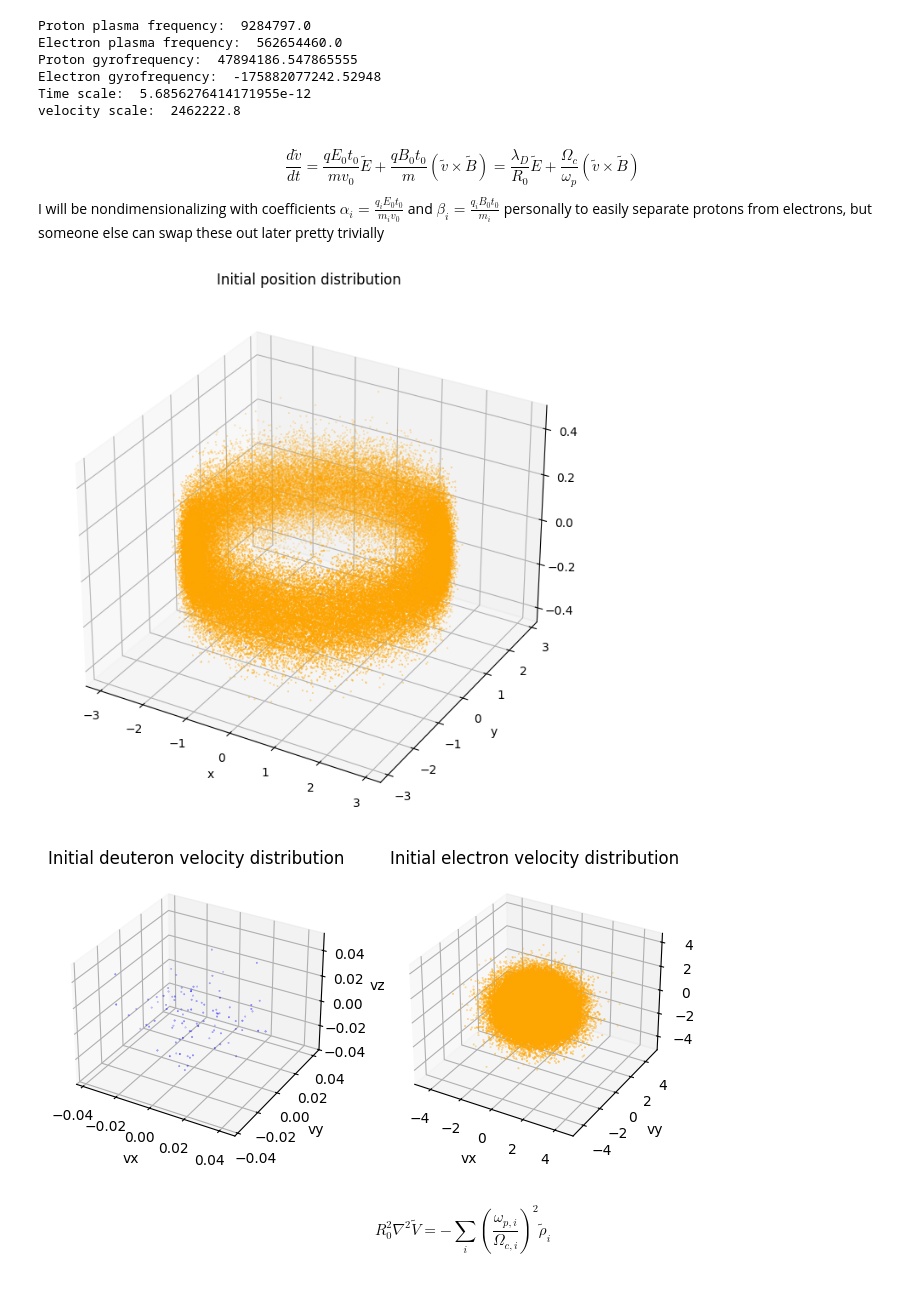
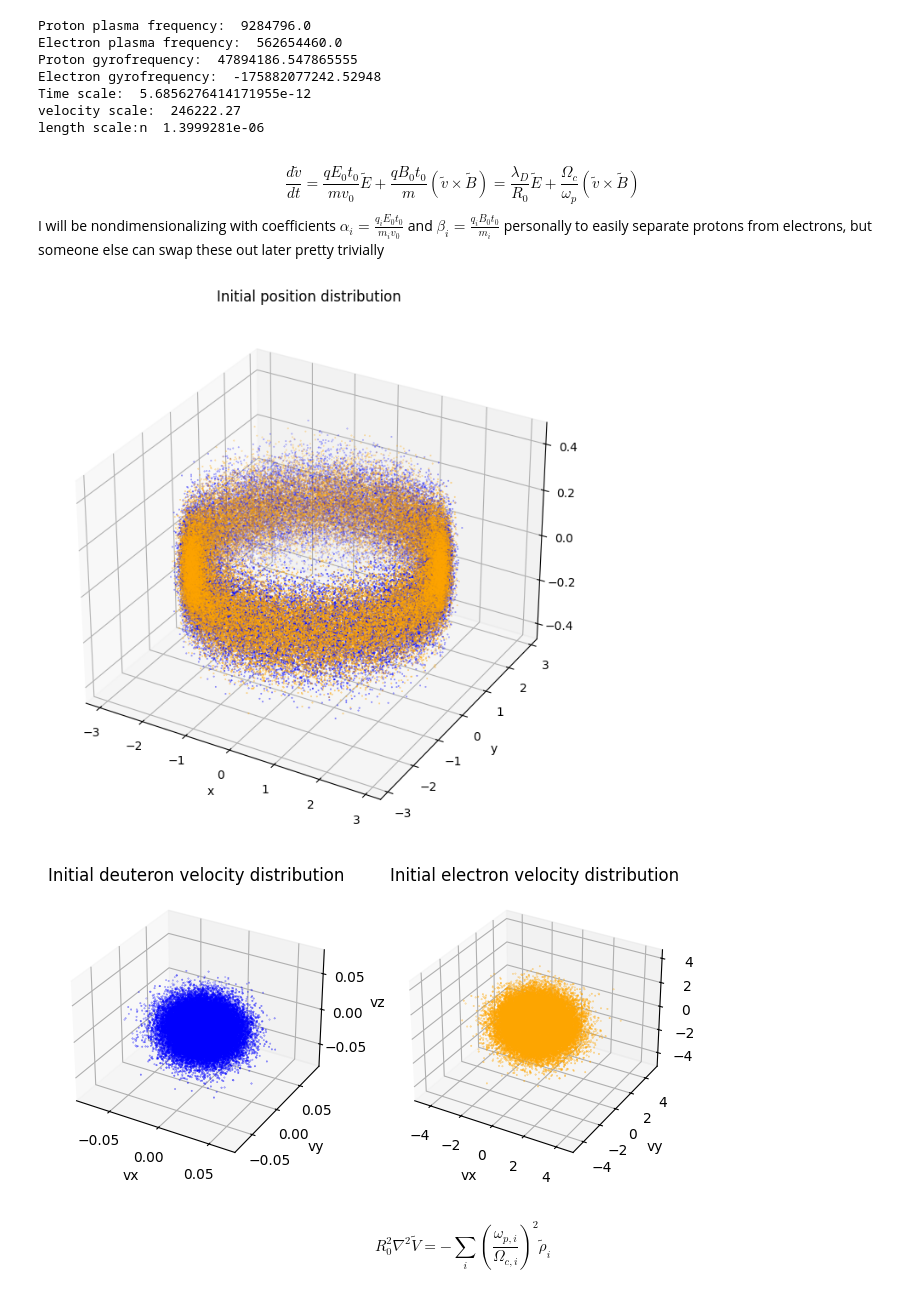
Before and after one commit to nerdie01/PHYS6260Final, a Jupyter notebook: main.ipynb, the cells around one changed output. Drawn from its saved outputs; the diff is of its cells as text; code cells hidden in the pictures.

```diff
--- a/main.ipynb
+++ b/main.ipynb
@@ -8,8 +8,7 @@ import matplotlib.pyplot as plt
 # MODEL PARAMETERS
 grid_size_r, grid_size_z, grid_size_theta = 32, 32, 32 # eulerian grid size, 32 x 32 x 32
 sim_prop = 1e-9 # percentage of particles to simulate
-t_final = 100 # total duration of simulation
-dt0 = 0.1 # seconds
+t_final = 1000 # total number of time steps
 
 # PHYSICAL CONSTANTS
 kB = 1.3806503e-23 # boltzmann constant
@@ -27,13 +26,13 @@ z_min, z_max = -0.2, 0.2
 
 #Temperature, Magnetic, Num Particles, R0
 R0 = (r_max - r_min) # length of the cylinder disk
-clustering = 25.0 * R0 # how localized the normal distirbution is.
+clustering = 25.0 # how localized the normal distirbution is.
 
 N0 = 1e14 # number of particles in plasma
-ionization = .001 # percentage of protons to electrons
+ionization = .5 # percentage of protons to electrons
 
 B0 = 1 # background B field
-T0 = 400000 # initial characteristic temperature
+T0 = 4000 # initial characteristic temperature
 
 # DERIVED VALUES
 N_e0 = (1 - ionization) * N0 # number of electrons
@@ -49,6 +48,7 @@ E0 = v0 * B0 # characteristic E field'
 L0 = v0 * t0 # characteristic length scale, will be used to update positions but not for the grid itself
 V0 = E0 * R0 # characteristic electric potential
 
+dt0 = 0.1 #time step is a tenth of characteristic time scale
 
 V_dom = jnp.pi * (r_max**2 - r_min**2) * (z_max - z_min)
 
@@ -74,12 +74,13 @@ print("length scale:n ", L0)
 seed = 42
 key = jax.random.PRNGKey(seed)
 # %% [output]
-Proton plasma frequency:  9284797.0
+Proton plasma frequency:  9284796.0
 Electron plasma frequency:  562654460.0
 Proton gyrofrequency:  47894186.547865555
 Electron gyrofrequency:  -175882077242.52948
 Time scale:  5.6856276414171955e-12
-velocity scale:  2462222.8
+velocity scale:  246222.27
+length scale:n  1.3999281e-06
 # %% [markdown]
 \begin{equation*}
 \frac{d\tilde{v}}{dt} = \frac{qE_0 t_0}{mv_0} \tilde{E} + \frac{qB_0 t_0}{m} (\tilde{v} \times \tilde{B}) = \frac{\lambda_D}{R_0} \tilde{E} + \frac{\Omega_c}{\omega_p} (\tilde{v} \times \tilde{B})
@@ -93,21 +94,26 @@ v_p, v_e = jnp.empty_like(x_p), jnp.empty_like(x_e) #store the 3 velocity coordi
 #Number of particles max
 N = max(N_p, N_e)
 
-#Position sampling
+#Position sampling, in meters
 while True:
     # random keys for r and z
     key, key_r, key_z = jax.random.split(key, 3)
 
     #Sample r, z
-    r = jax.random.normal(key=key_r, shape=(N,2)) / clustering + (r_min + r_max) / (2*R0)
-    z = jax.random.normal(key=key_z, shape=(N,2)) / clustering
+    roffset = (r_min + r_max)/2 #if we wanted to do it right, we would only measure change in r from this point, less roundoff error, but we'll see about time
+    r = (jax.random.normal(key=key_r, shape=(N,2)) / clustering + (r_min + r_max) / 2)
+    z = (jax.random.normal(key=key_z, shape=(N,2)) / clustering)
 
     #ensure that r is inside the bounds we determined
-    r_valid = jnp.all((r >= r_min / R0) & (r <= r_max / R0))
-    z_valid = jnp.all((z >= z_min / R0) & (z <= z_max / R0))
+    r_valid = jnp.all((r >= r_min) & (r <= r_max))
+    z_valid = jnp.all((z >= z_min) & (z <= z_max))
 
     if r_valid and z_valid:
         break
+
+r = r / L0  # convert to L0-units once, after sampling
+z = z / L0
+
 
 #theta sampling
 key, key_theta = jax.random.split(key, 2)
@@ -127,7 +133,7 @@ x_e = x_e.at[0,:,2].set(z[:N_e, 1])
 key, key_vr, key_vz, key_vtheta = jax.random.split(key, 4)
 
 #std deviations for Gaussian velocity sampling
-sigma = jnp.array([jnp.sqrt(kB*T0/mp), jnp.sqrt(kB*T0/me)]) / v0
+sigma = jnp.array([jnp.sqrt(kB*T0/mp), jnp.sqrt(kB*T0/me)]) / v0 #dividing by v0 non-dimensionalizes
 
 vr = jax.random.normal(key=key_vr, shape=(N, 2)) * sigma
 vz = jax.random.normal(key=key_vz, shape=(N, 2)) * sigma
@@ -146,40 +152,43 @@ v_e = v_e.at[0,:,2].set(vz[:N_e, 1])
 fig = plt.figure(figsize=(8, 8))
 ax = fig.add_subplot(projection='3d')
 
-x = r * jnp.cos(theta)
-y = r * jnp.sin(theta)
+x = r * jnp.cos(theta) * L0/R0
+y = r * jnp.sin(theta) * L0/R0 #to make it a manageable scale for viewing, *L0/R0
 
 
-ax.scatter(x[:N_p, 0], y[:N_p, 0], z[:N_p, 0], s=0.1, color='blue')
-ax.scatter(x[:N_e, 1], y[:N_e, 1], z[:N_e, 1], s=0.1, color='orange')
+#Position plot
+ax.scatter(x[:N_p, 0], y[:N_p, 0], z[:N_p, 0] * L0/R0, s=0.1, color='blue')
+ax.scatter(x[:N_e, 1], y[:N_e, 1], z[:N_e, 1] * L0/R0, s=0.1, color='orange')
 ax.set_title("Initial position distribution")
 ax.set_xlabel("x")
 ax.set_ylabel("y")
 ax.set_zlabel("z")
 plt.show()
 
 fig = plt.figure(figsize=(8, 8))
 ax = fig.add_subplot(1, 2, 1, projection='3d')
 
 # velocity conversion
 vx = vr * jnp.cos(theta) - vtheta * jnp.sin(theta)
 vy = vr * jnp.sin(theta) + vtheta * jnp.cos(theta)
 
+#deuteron plot
 ax.scatter(vx[:N_p, 0], vy[:N_p, 0], vz[:N_p, 0], s=0.1, color='blue')
 ax.set_title("Initial deuteron velocity distribution")
 ax.set_xlabel("vx")
 ax.set_ylabel("vy")
 ax.set_zlabel("vz")
 
+#electron plot
 ax = fig.add_subplot(1, 2, 2, projection='3d')
 ax.scatter(vx[:N_e, 1], vy[:N_e, 1], vz[:N_e, 1], s=0.1, color='orange')
 ax.set_title("Initial electron velocity distribution")
 ax.set_xlabel("vx")
 ax.set_ylabel("vy")
 ax.set_zlabel("vz")
 plt.show()
 # %% [output]
-[figure, old version]
+[figure, new version]
-[figure, old version]
+[figure, new version]
 # %%
 #Dimensionalization factors
```
Also changed, not shown: parts of 7 cells of this notebook.
